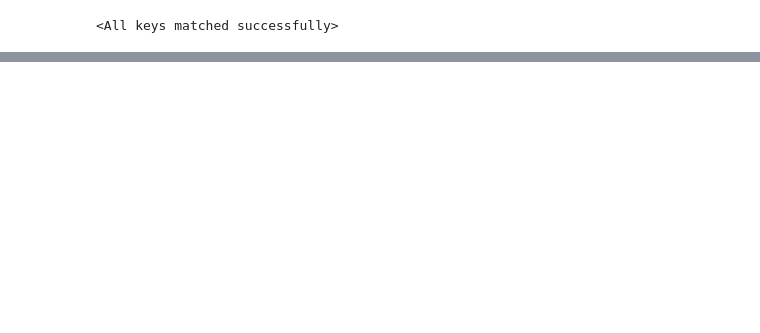
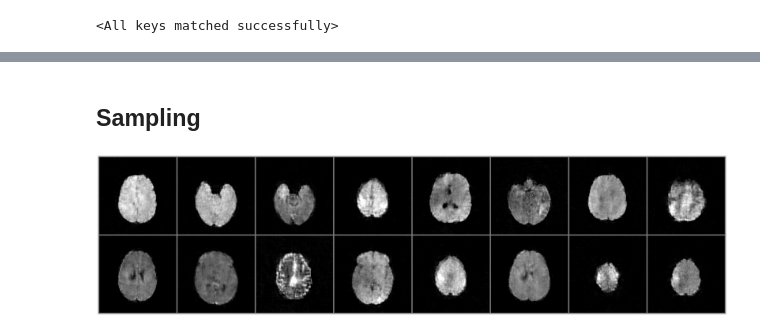
Before and after one commit to cnmy-ro/stylegan, a Jupyter notebook: notebooks/Sampling.ipynb, the cells around one changed output, grey strips where cells are left out. Drawn from its saved outputs; the diff is of its cells as text; code cells hidden in the pictures; blank space fills up the shorter version.

Commit message:
Add inversion and sampling nbs

```diff
--- a/notebooks/Sampling.ipynb
+++ b/notebooks/Sampling.ipynb
@@ -10,14 +17,8 @@ MODEL_PATH = "/exports/lkeb-hpc/csrao/git-personal/stylegan/training/training_ou
 # %%
+# Load model for inference
+
 state_dict = torch.load(MODEL_PATH)
-model = StyleGANGenerator(128, prog_growth=True).to('cuda').eval()
-# for _ in range(4):
-#     model.grow_new_block()
-#     model.fuse_new_block()
+model = StyleGANGenerator(128, prog_growth=False).to('cuda').eval()
 model.load_state_dict(state_dict['net_g_state_dict'])
 # %% [output]
 <All keys matched successfully>
-# %%
-latent = torch.randn((4, 512), device='cuda')
-samples = model(latent).cpu().detach().numpy()
-for i in range(4):
-    plt.imshow(samples[i].squeeze(), cmap='gray', vmin=-1, vmax=1); plt.show()
@@ -28,0 +25,19 @@ for i in range(4):
+# %% [markdown]
+## Sampling
+# %%
+def show_grid(image_batch):
+    image_grid = torchvision.utils.make_grid(image_batch, nrows=8, value_range=(-1,1))
+    fig, ax = plt.subplots(1, 1, figsize=(5*8, 5*image_batch.shape[0]/8))
+    ax.imshow(image_grid[0], vmin=-1, vmax=1, cmap='gray')
+    ax.axis('off')
+    plt.show()
+
+
+# Random sample from latent space
+num_samples = 16
+latent = torch.randn((num_samples, 512), device='cuda')
+with torch.no_grad():
+    samples = model(latent).cpu()
+show_grid(samples)
+# %% [output]
+[figure, added]
```
Also changed, not shown: parts of 6 cells of this notebook, 3 other files.
